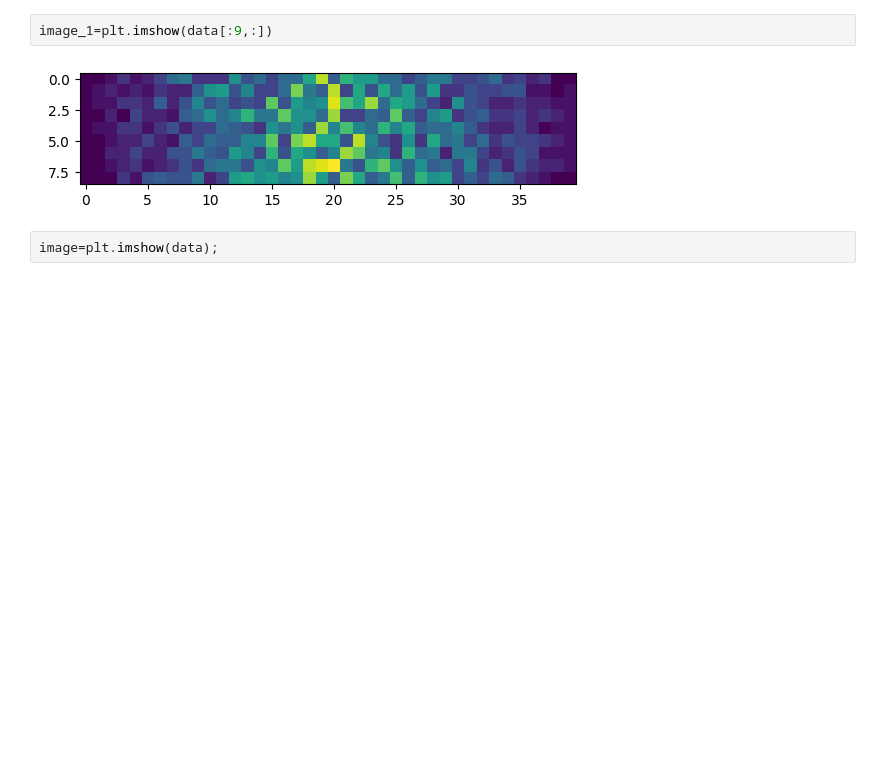
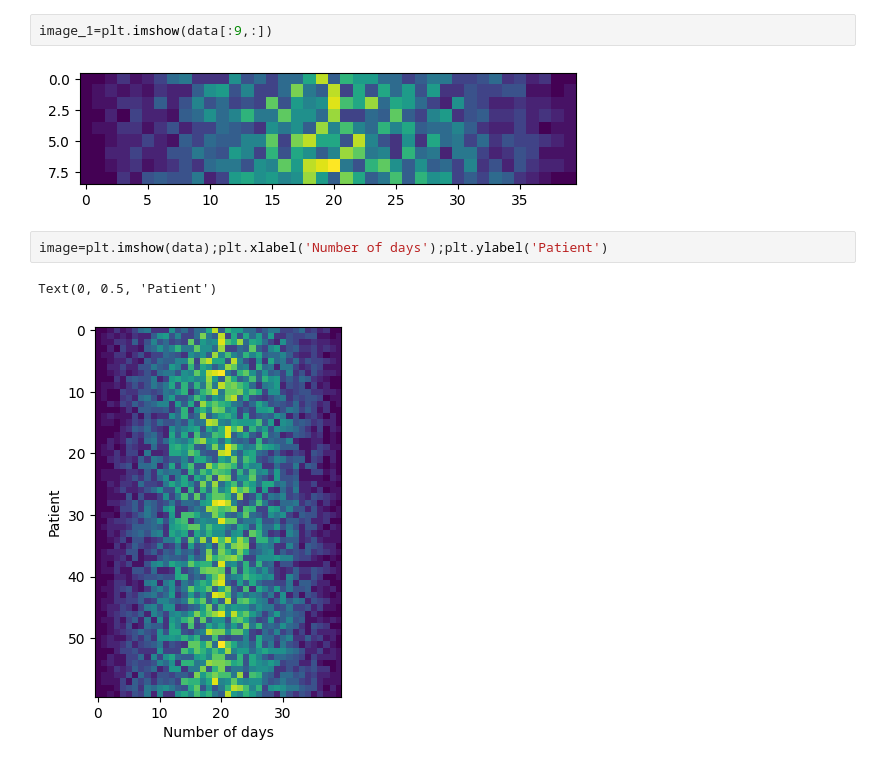
Before and after one commit to Azinkarimzad/phthon_SWC_24, a Jupyter notebook: tst.ipynb, the cells around one changed output. Saved outputs shown, nothing was run; the diff lists cells and outputs as text; blank space fills up the shorter version.

```diff
--- a/tst.ipynb
+++ b/tst.ipynb
@@ -515,4 +515,7 @@ image_1=plt.imshow(data[:9,:])
 # %% [output]
 [figure]
 # %%
-image=plt.imshow(data);
+image=plt.imshow(data);plt.xlabel('Number of days');plt.ylabel('Patient')
+# %% [output]
+Text(0, 0.5, 'Patient')
+[figure, added]
```
